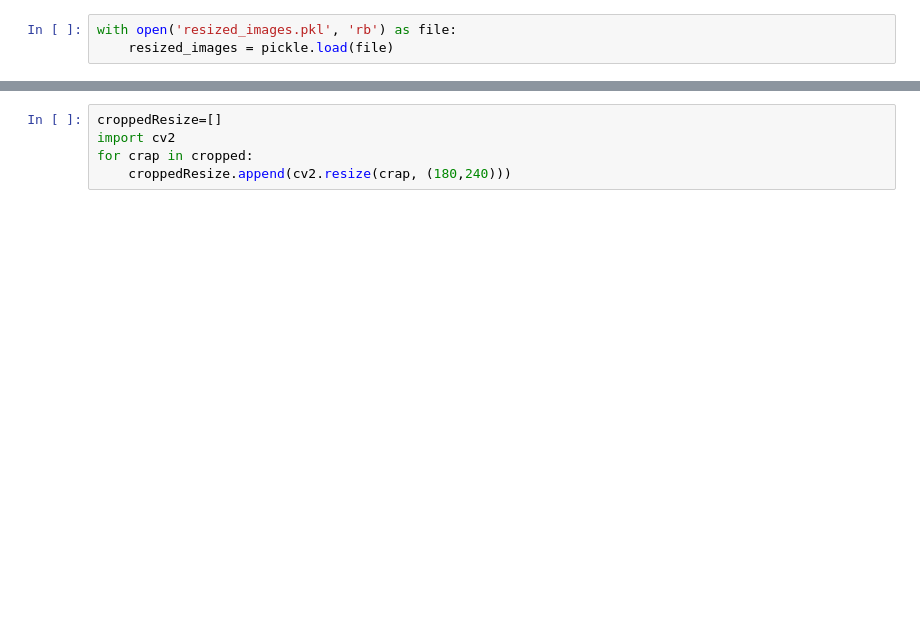
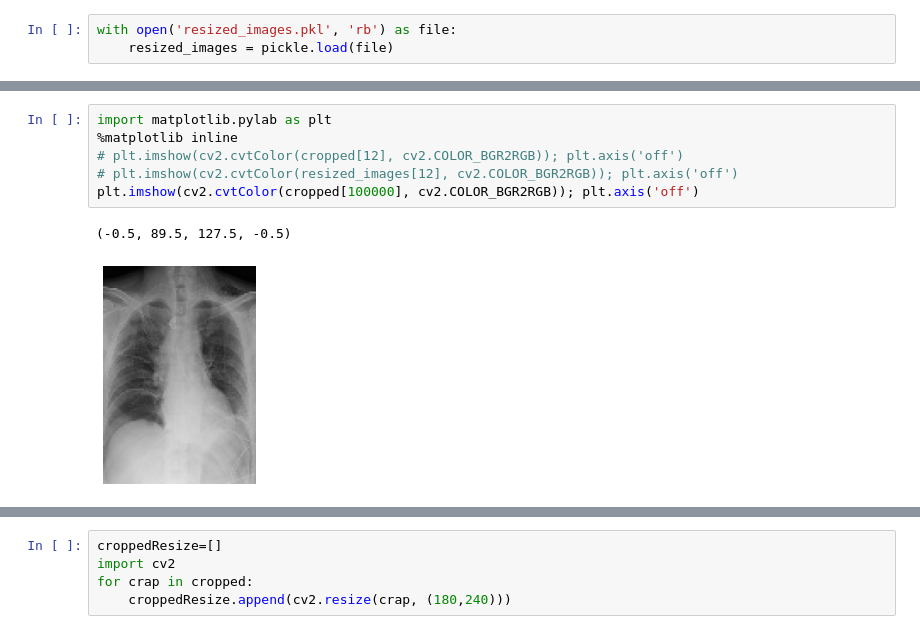
Before and after one commit to zjaved101/cmpe256-project, a Jupyter notebook: ZAN.ipynb, the cells around one changed output, grey strips where cells are left out. Cells and saved outputs as stored; diff of their text form; blank space fills up the shorter version.

```diff
--- a/ZAN.ipynb
+++ b/ZAN.ipynb
@@ -109,2 +142,11 @@ cropped = [image[y:h, x:w] for image in progressbar.progressbar(resized_images)]
+# %%
+import matplotlib.pylab as plt
+%matplotlib inline
+# plt.imshow(cv2.cvtColor(cropped[12], cv2.COLOR_BGR2RGB)); plt.axis('off')
+# plt.imshow(cv2.cvtColor(resized_images[12], cv2.COLOR_BGR2RGB)); plt.axis('off')
+plt.imshow(cv2.cvtColor(cropped[100000], cv2.COLOR_BGR2RGB)); plt.axis('off')
+# %% [output]
+(-0.5, 89.5, 127.5, -0.5)
+[figure, added]
 # %%
 cropped
```
Also changed, not shown: parts of 48 cells of this notebook.
